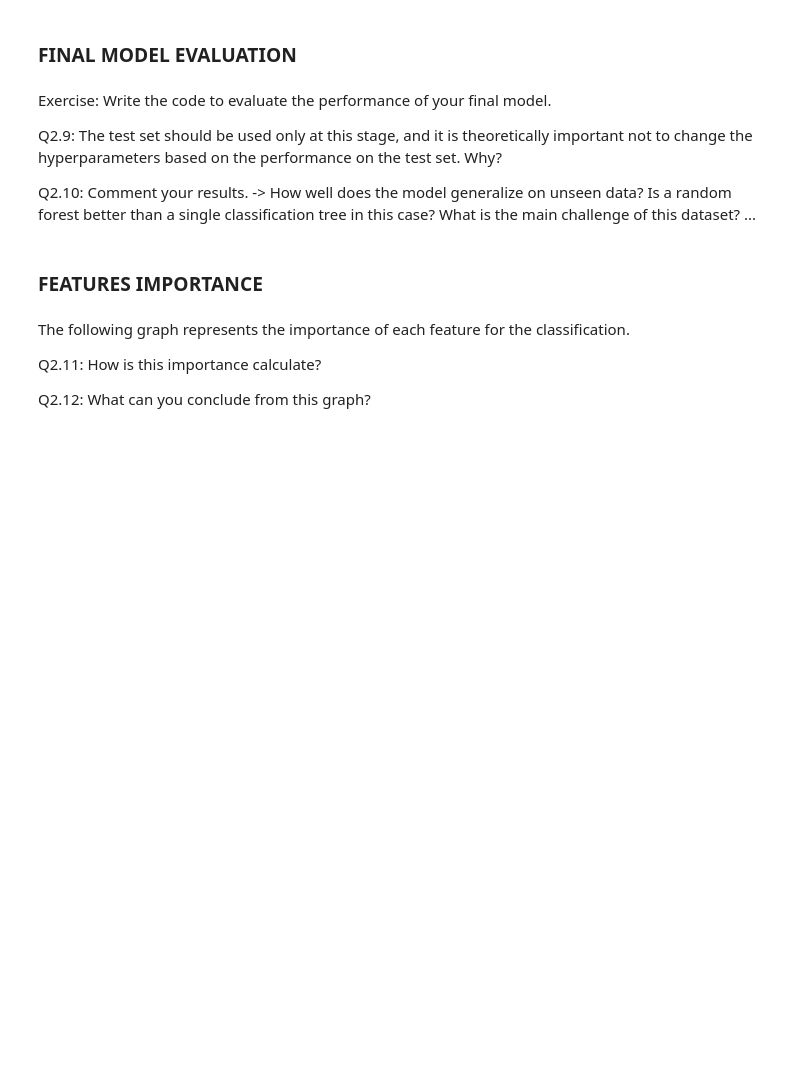
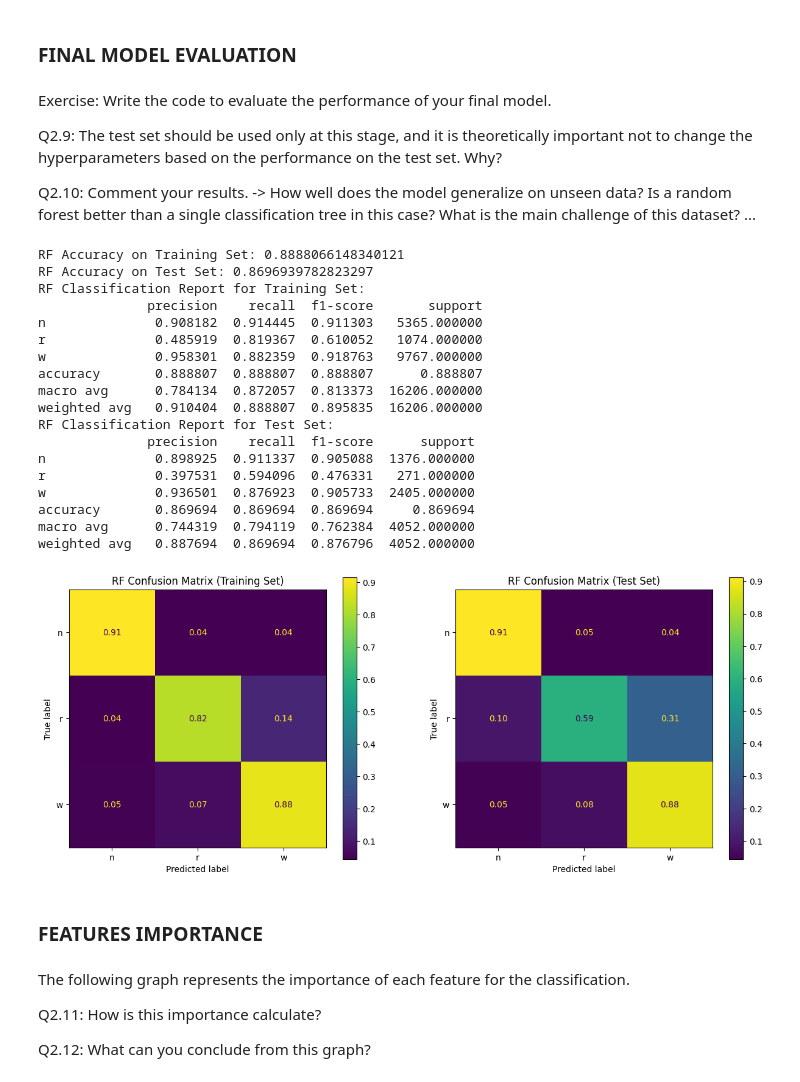
Before and after one commit to bastienvty/mse_machle, a Jupyter notebook: pw09/2RandomForests_MachLe.ipynb, the cells around one changed output. Saved outputs shown, nothing was run; the diff lists cells and outputs as text; code cells hidden in the pictures; blank space fills up the shorter version.

```diff
--- a/pw09/2RandomForests_MachLe.ipynb
+++ b/pw09/2RandomForests_MachLe.ipynb
@@ -189,11 +198,10 @@ Exercise 2.2: Complete the code in order to choose one final value for each of t
 # %%
 #FIT A SINGLE RANDOM FOREST GIVEN A SET OF HYPERPARAMETERS
 hyperparameters = {
-    ###TO CHANGE###
-     'max_features': 1,
-     'n_estimators': 1,
-     'max_depth': 1,
-     'min_samples_leaf': 1
+     'max_features': 16,
+     'n_estimators': 175,
+     'max_depth': 7,
+     'min_samples_leaf': 18
 }
 
 # Create a Random Forest classifier with the specified parameters
@@ -214,7 +222,66 @@ Q2.9: The test set should be used only at this stage, and it is theoretically im
 Q2.10: Comment your results. -> How well does the model generalize on unseen data? Is a random forest better than a single classification tree in this case? What is the main challenge of this dataset? ...
 # %%
 #FINAL MODEL EVALUATION
-...
+# Make predictions with Random Forest Classifier
+rf_train_prediction = rf_classifier.predict(X_train)
+rf_test_prediction = rf_classifier.predict(X_test)
+
+# Calculate accuracy
+rf_train_accuracy = accuracy_score(Y_train, rf_train_prediction)
+rf_test_accuracy = accuracy_score(Y_test, rf_test_prediction)
+
+# Create a figure with two subplots
+fig, axs = plt.subplots(1, 2, figsize=(15, 6))
+
+# Confusion matrix for the training set (Random Forest)
+rf_cm_train = confusion_matrix(Y_train, rf_train_prediction, normalize='true')
+rf_disp_train = ConfusionMatrixDisplay(confusion_matrix=rf_cm_train, display_labels=rf_classifier.classes_)
+_=rf_disp_train.plot(ax=axs[0], values_format=".2f")
+_=axs[0].set_title('RF Confusion Matrix (Training Set)')
+
+# Confusion matrix for the test set (Random Forest)
+rf_cm_test = confusion_matrix(Y_test, rf_test_prediction, normalize='true')
+rf_disp_test = ConfusionMatrixDisplay(confusion_matrix=rf_cm_test, display_labels=rf_classifier.classes_)
+_=rf_disp_test.plot(ax=axs[1], values_format=".2f")
+_=axs[1].set_title('RF Confusion Matrix (Test Set)')
+
+# Display accuracy for both sets
+print('RF Accuracy on Training Set:', rf_train_accuracy)
+print('RF Accuracy on Test Set:', rf_test_accuracy)
+
+# Classification report for the training set (Random Forest)
+rf_classification_metrics_train = classification_report(Y_train, rf_train_prediction, output_dict=True)
+rf_report_df_train = pd.DataFrame(rf_classification_metrics_train).transpose()
+print("RF Classification Report for Training Set:")
+print(rf_report_df_train)
+
+# Classification report for the test set (Random Forest)
+rf_classification_metrics_test = classification_report(Y_test, rf_test_prediction, output_dict=True)
+rf_report_df_test = pd.DataFrame(rf_classification_metrics_test).transpose()
+print("RF Classification Report for Test Set:")
+print(rf_report_df_test)
+
+plt.show()
+# %% [output]
+RF Accuracy on Training Set: 0.8888066148340121
+RF Accuracy on Test Set: 0.8696939782823297
+RF Classification Report for Training Set:
+              precision    recall  f1-score       support
+n              0.908182  0.914445  0.911303   5365.000000
+r              0.485919  0.819367  0.610052   1074.000000
+w              0.958301  0.882359  0.918763   9767.000000
+accuracy       0.888807  0.888807  0.888807      0.888807
+macro avg      0.784134  0.872057  0.813373  16206.000000
+weighted avg   0.910404  0.888807  0.895835  16206.000000
+RF Classification Report for Test Set:
+              precision    recall  f1-score      support
+n              0.898925  0.911337  0.905088  1376.000000
+r              0.397531  0.594096  0.476331   271.000000
+w              0.936501  0.876923  0.905733  2405.000000
+accuracy       0.869694  0.869694  0.869694     0.869694
+macro avg      0.744319  0.794119  0.762384  4052.000000
+weighted avg   0.887694  0.869694  0.876796  4052.000000
+[figure, added]
 # %% [markdown]
 ### FEATURES IMPORTANCE
 # %% [markdown]
```
Also changed, not shown: parts of 3 cells of this notebook, 3 other files.
